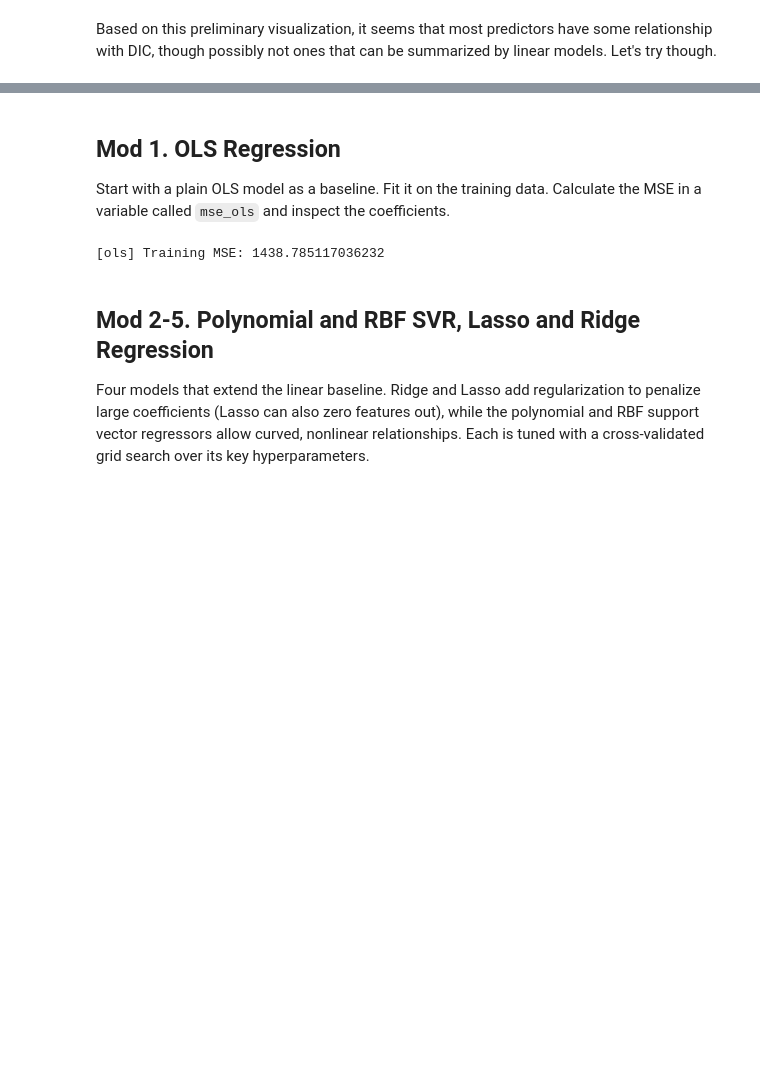
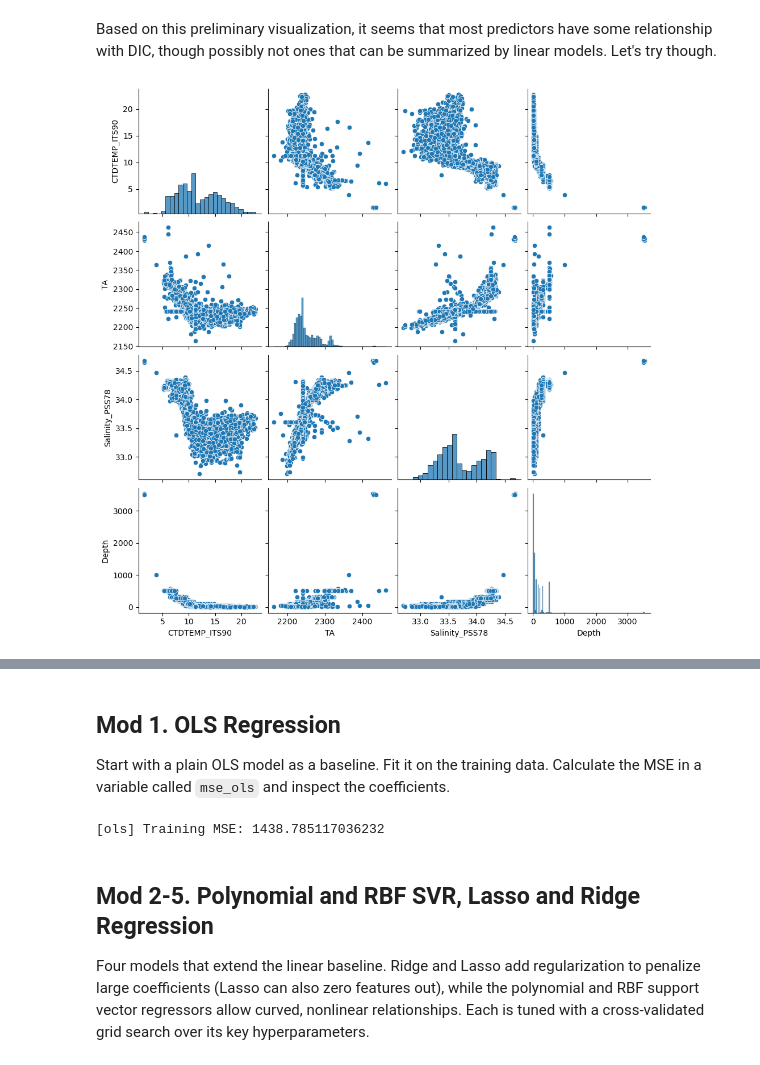
Before and after one commit to lsdixit/kaggle-competition, a Jupyter notebook: submission-jay-edit.ipynb, the cells around one changed output, grey strips where cells are left out. Cells and saved outputs as stored; diff of their text form; code cells hidden in the pictures; blank space fills up the shorter version.

```diff
--- a/submission-jay-edit.ipynb
+++ b/submission-jay-edit.ipynb
@@ -90,5 +91,9 @@ for ax, feature in zip(axes, features):
 # %% [markdown]
 Based on this preliminary visualization, it seems that most predictors have some relationship with DIC, though possibly not ones that can be summarized by linear models. Let's try though.
+# %%
+sns.pairplot(train[features]);
+# %% [output]
+[figure, added]
 # %%
 # Prepare train data for model fitting
 X_train = train[features]
```
Also changed, not shown: parts of 4 cells of this notebook, 1 other file.
